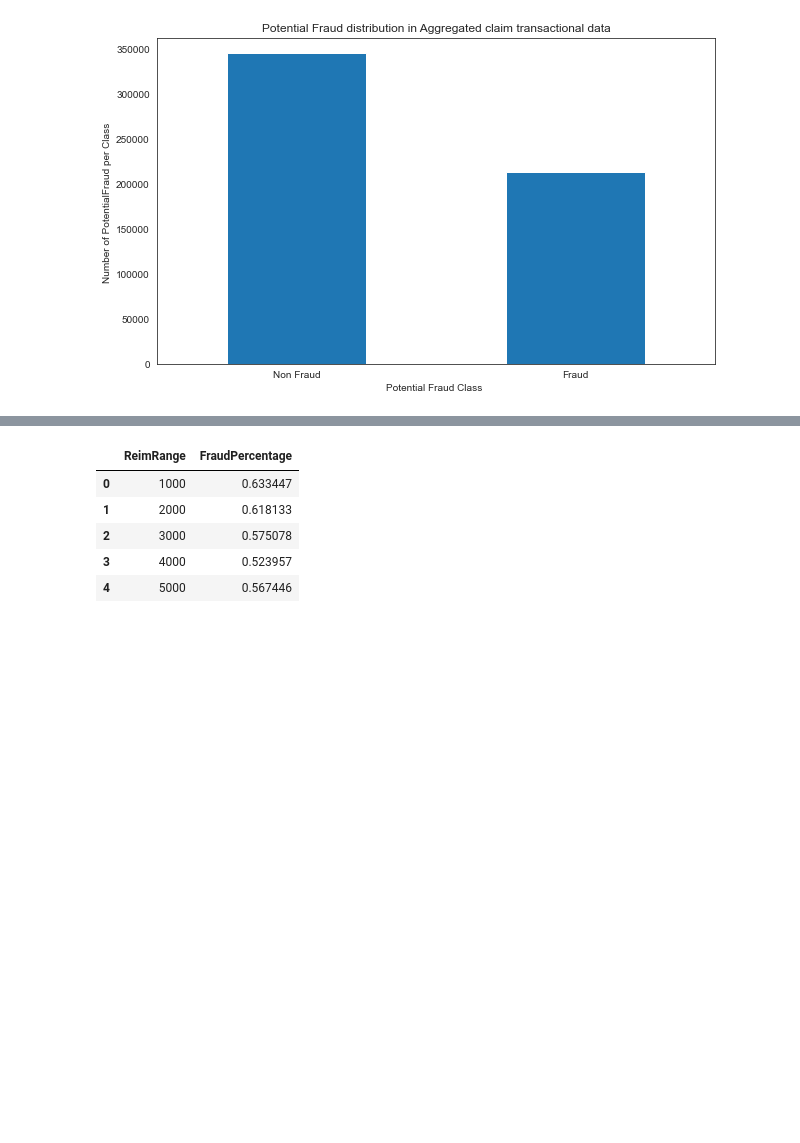
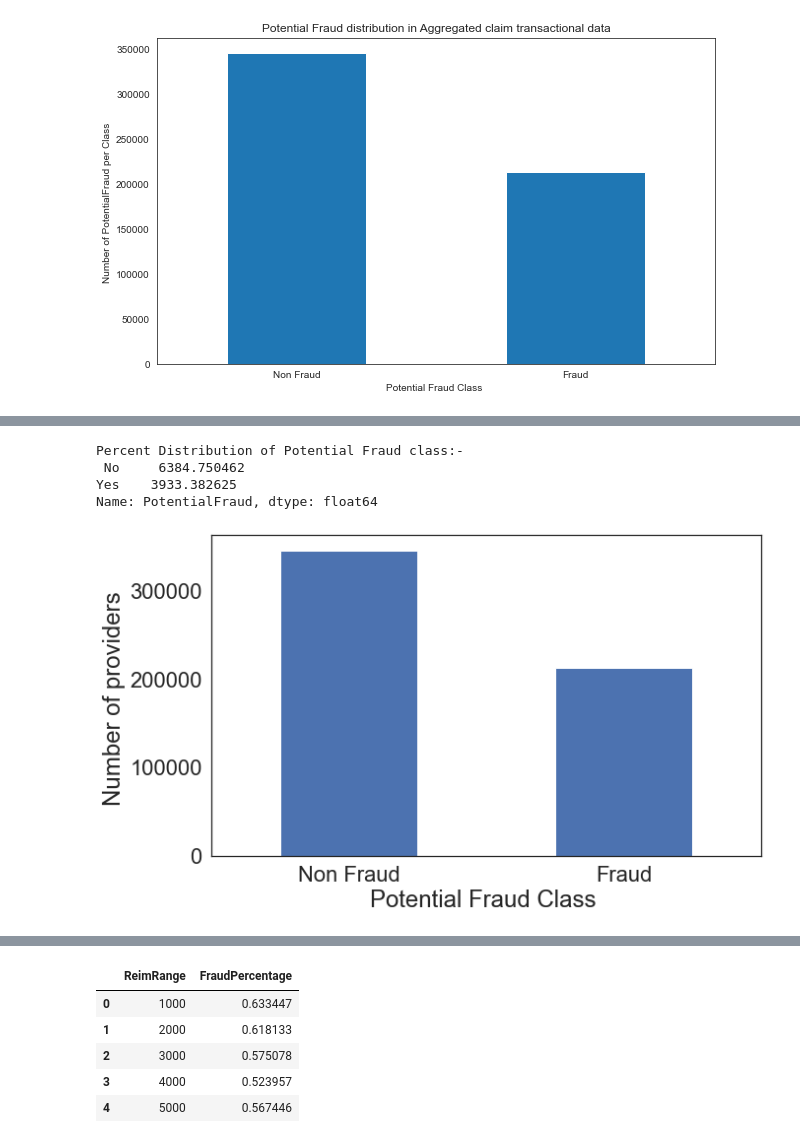
Before and after one commit to wx0373/Medical-fraud, a Jupyter notebook: Fraud_NonFraud/Fraud%NonFraud.ipynb, the cells around one changed output, grey strips where cells are left out. Drawn from its saved outputs; the diff is of its cells as text; code cells hidden in the pictures; blank space fills up the shorter version.

```diff
--- a/Fraud_NonFraud/Fraud%NonFraud.ipynb
+++ b/Fraud_NonFraud/Fraud%NonFraud.ipynb
@@ -28,0 +40,23 @@ Name: PotentialFraud, dtype: float64
+# %%
+df_provider = pd.read_csv('./train.csv')
+# %%
+sns.set_style('white',rc={'figure.figsize':(12,8)})
+count_classes_provider = pd.value_counts(df_provider['PotentialFraud'], sort = True)
+print("Percent Distribution of Potential Fraud class:- \n",count_classes*100/len(df_provider))
+LABELS = ["Non Fraud", "Fraud"]
+#Drawing a barplot
+count_classes.plot(kind = 'bar', rot=0,figsize=(10,6))
+
+#Giving titles and labels to the plot
+
+plt.xticks(range(2), LABELS)
+plt.xlabel("Potential Fraud Class ")
+plt.ylabel("Number of providers ")
+
+plt.savefig('./pics/PotentialFraud_provider')
+# %% [output]
+Percent Distribution of Potential Fraud class:-
+ No     6384.750462
+Yes    3933.382625
+Name: PotentialFraud, dtype: float64
+[figure, added]
```
Also changed, not shown: parts of 8 cells of this notebook.
